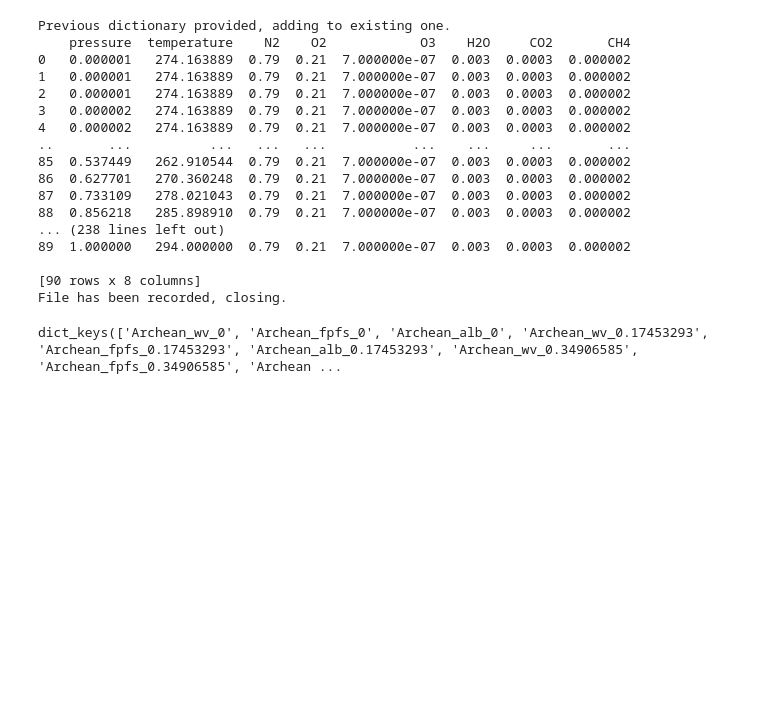
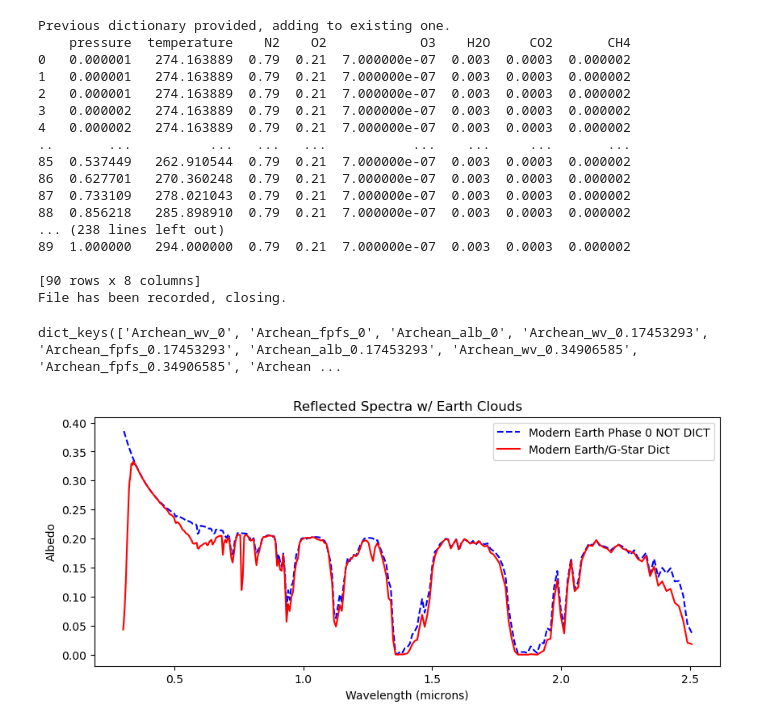
Before and after one commit to Nicholaswogan/MiniNeptuneGrid26_PostBac, a Jupyter notebook: Earth_Diff_Phases.ipynb, the cells around one changed output. Drawn from its saved outputs; the diff is of its cells as text; code cells hidden in the pictures; blank space fills up the shorter version.

```diff
--- a/Earth_Diff_Phases.ipynb
+++ b/Earth_Diff_Phases.ipynb
@@ -314,9 +314,50 @@ Previous dictionary provided, adding to existing one.
 
 [90 rows x 8 columns]
 File has been recorded, closing.
+# %%
+# Load up the earth spectra's
+with open('archean_earth_res.pkl', 'rb') as file:
+    res_archean_earth = pickle.load(file)
+
+res_archean_earth
+
+with open('modern_earth_res.pkl', 'rb') as file:
+    res_modern_earth = pickle.load(file)
+
+res_modern_earth
+
+wv_archean = res_archean_earth['all'][0]
+fpfs_archean = res_archean_earth['all'][1]
+alb_archean = res_archean_earth['all'][2]
+wv_modern = res_modern_earth['all'][0]
+fpfs_modern = res_modern_earth['all'][1]
+alb_modern = res_modern_earth['all'][2]
+# %%
+with open('earth_diff_phases.pkl', 'rb') as file:
+    res_earth_diff_phases = pickle.load(file)
+    print(res_earth_diff_phases.keys())
+# %% [output]
+dict_keys(['Archean_wv_0', 'Archean_fpfs_0', 'Archean_alb_0', 'Archean_wv_0.17453293', 'Archean_fpfs_0.17453293', 'Archean_alb_0.17453293', 'Archean_wv_0.34906585', 'Archean_fpfs_0.34906585', 'Archean ...
 # %%
 with open('earth_diff_phases.pkl', 'rb') as file:
     res_earth_diff_phases = pickle.load(file)
-    print(res_earth_diff_phases.keys())
+
+    fig, ax = plt.subplots(1, figsize=(10, 4))
+
+    #ax.plot(1e4/wv_archean, alb_archean, c='k', lw=1.5, ls='--', label='Archean Earth Phase 0 NOT DICT')
+    ax.plot(1e4/wv_modern, alb_modern, c='blue', lw=1.5, ls='--', label='Modern Earth Phase 0 NOT DICT')
+    ax.plot(1e4/res_earth_diff_phases['Modern_wv_0'], res_earth_diff_phases['Modern_alb_0'], c='red', lw=1.5, label='Modern Earth/G-Star Dict')
+    #ax.plot(1e4/res_earth_diff_phases['Archean_wv_0'], res_earth_diff_phases['Archean_alb_0'], c='magenta', lw=1.5, label='Archean Earth/G-Star Dict')
+    #ax1.set_xlim(0.3,10)
+    #ax1.set_ylim(0e-10,10e-10)
+    ax.set_ylabel('Albedo')
+    ax.set_xlabel('Wavelength (microns)')
+    ax.set_title('Reflected Spectra w/ Earth Clouds')
+    ax.legend()
+
+    #plt.savefig('Earth_K218b_clouds_RS.pdf',bbox_inches='tight')
+
+    #plt.savefig('Earth_K218b_clouds_RS_zoomedin.pdf',bbox_inches='tight')
+    plt.show()
 # %% [output]
-dict_keys(['Archean_wv_0', 'Archean_fpfs_0', 'Archean_alb_0', 'Archean_wv_0.17453293', 'Archean_fpfs_0.17453293', 'Archean_alb_0.17453293', 'Archean_wv_0.34906585', 'Archean_fpfs_0.34906585', 'Archean ...
+[figure, added]
```
Also changed, not shown: 1 other file.
